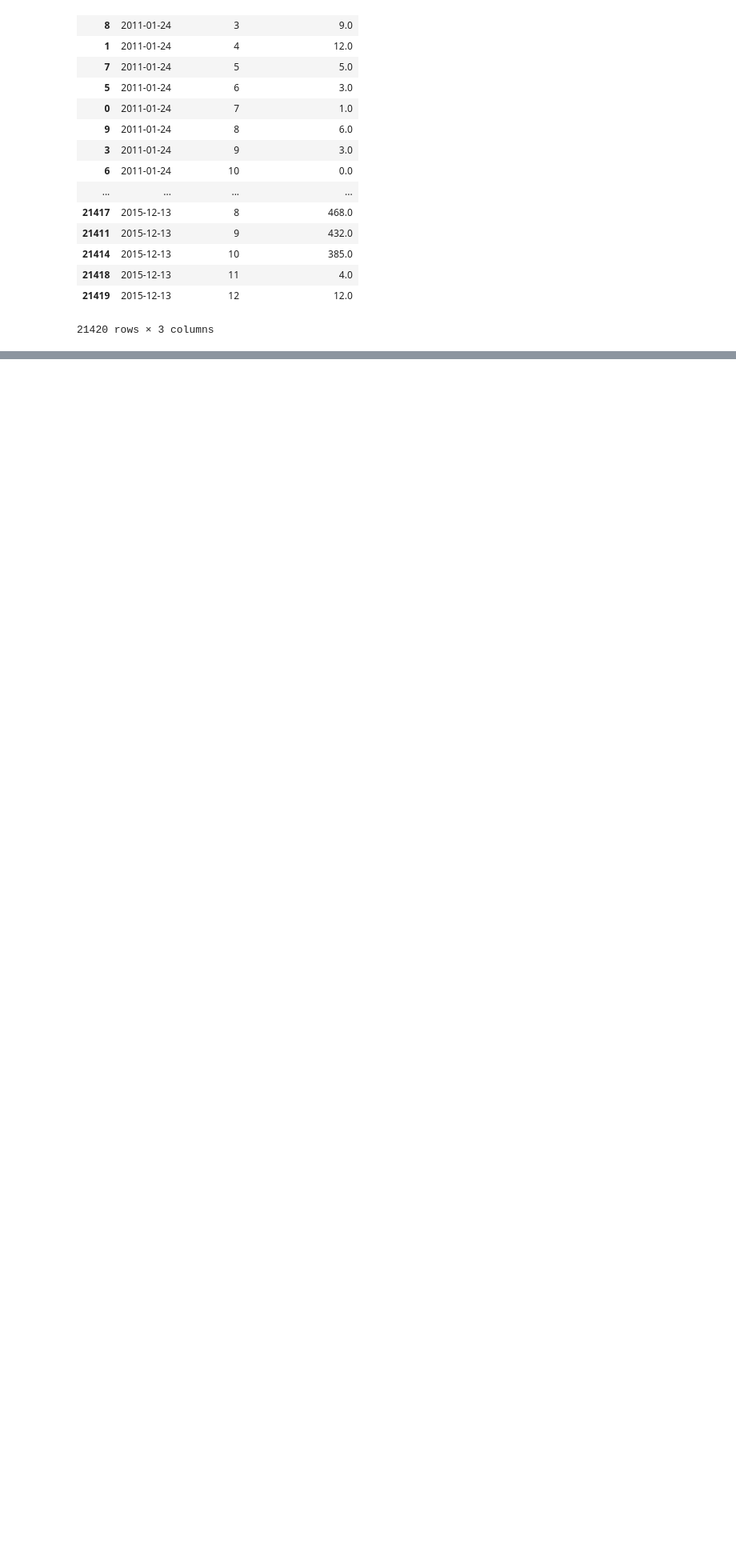
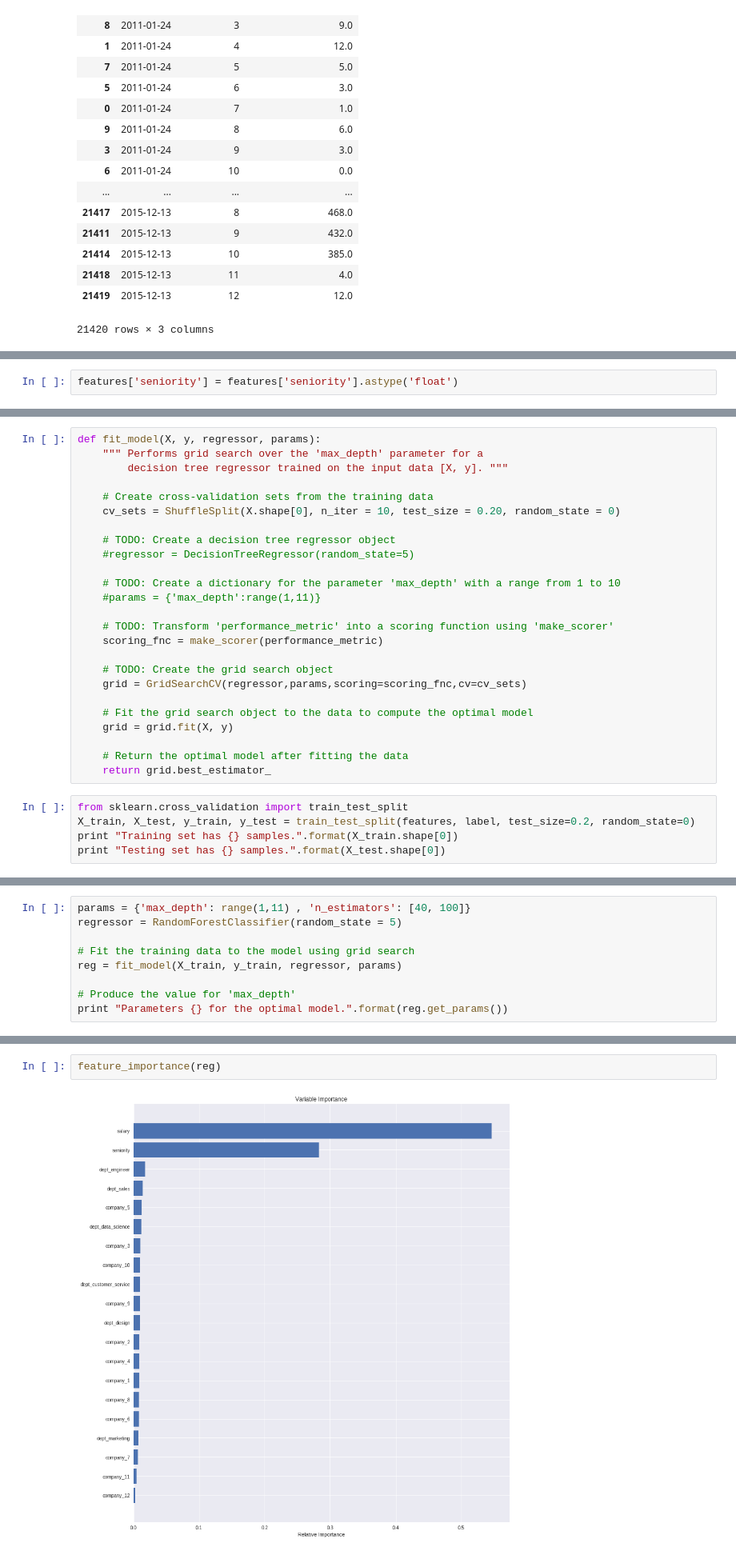
Before and after one commit to yutsai84/Datachallenge, a Jupyter notebook: Employee Retention.ipynb, the cells around one changed output, grey strips where cells are left out. Shown: that part at 80% size. Saved outputs shown, nothing was run; the diff lists cells and outputs as text; blank space fills up the shorter version.

Commit message:
addingdecision tree modeling

```diff
--- a/Employee Retention.ipynb
+++ b/Employee Retention.ipynb
@@ -360,0 +559,2 @@ headcount_final
+# %%
+features['seniority'] = features['seniority'].astype('float')
@@ -360,0 +602,30 @@ headcount_final
+# %%
+def fit_model(X, y, regressor, params):
+    """ Performs grid search over the 'max_depth' parameter for a
+        decision tree regressor trained on the input data [X, y]. """
+
+    # Create cross-validation sets from the training data
+    cv_sets = ShuffleSplit(X.shape[0], n_iter = 10, test_size = 0.20, random_state = 0)
+
+    # TODO: Create a decision tree regressor object
+    #regressor = DecisionTreeRegressor(random_state=5)
+
+    # TODO: Create a dictionary for the parameter 'max_depth' with a range from 1 to 10
+    #params = {'max_depth':range(1,11)}
+
+    # TODO: Transform 'performance_metric' into a scoring function using 'make_scorer'
+    scoring_fnc = make_scorer(performance_metric)
+
+    # TODO: Create the grid search object
+    grid = GridSearchCV(regressor,params,scoring=scoring_fnc,cv=cv_sets)
+
+    # Fit the grid search object to the data to compute the optimal model
+    grid = grid.fit(X, y)
+
+    # Return the optimal model after fitting the data
+    return grid.best_estimator_
+# %%
+from sklearn.cross_validation import train_test_split
+X_train, X_test, y_train, y_test = train_test_split(features, label, test_size=0.2, random_state=0)
+print "Training set has {} samples.".format(X_train.shape[0])
+print "Testing set has {} samples.".format(X_test.shape[0])
@@ -360,0 +635,9 @@ headcount_final
+# %%
+params = {'max_depth': range(1,11) , 'n_estimators': [40, 100]}
+regressor = RandomForestClassifier(random_state = 5)
+
+# Fit the training data to the model using grid search
+reg = fit_model(X_train, y_train, regressor, params)
+
+# Produce the value for 'max_depth'
+print "Parameters {} for the optimal model.".format(reg.get_params())
@@ -360,0 +646,4 @@ headcount_final
+# %%
+feature_importance(reg)
+# %% [output]
+[figure, added]
```
Also changed, not shown: parts of 28 cells of this notebook.
